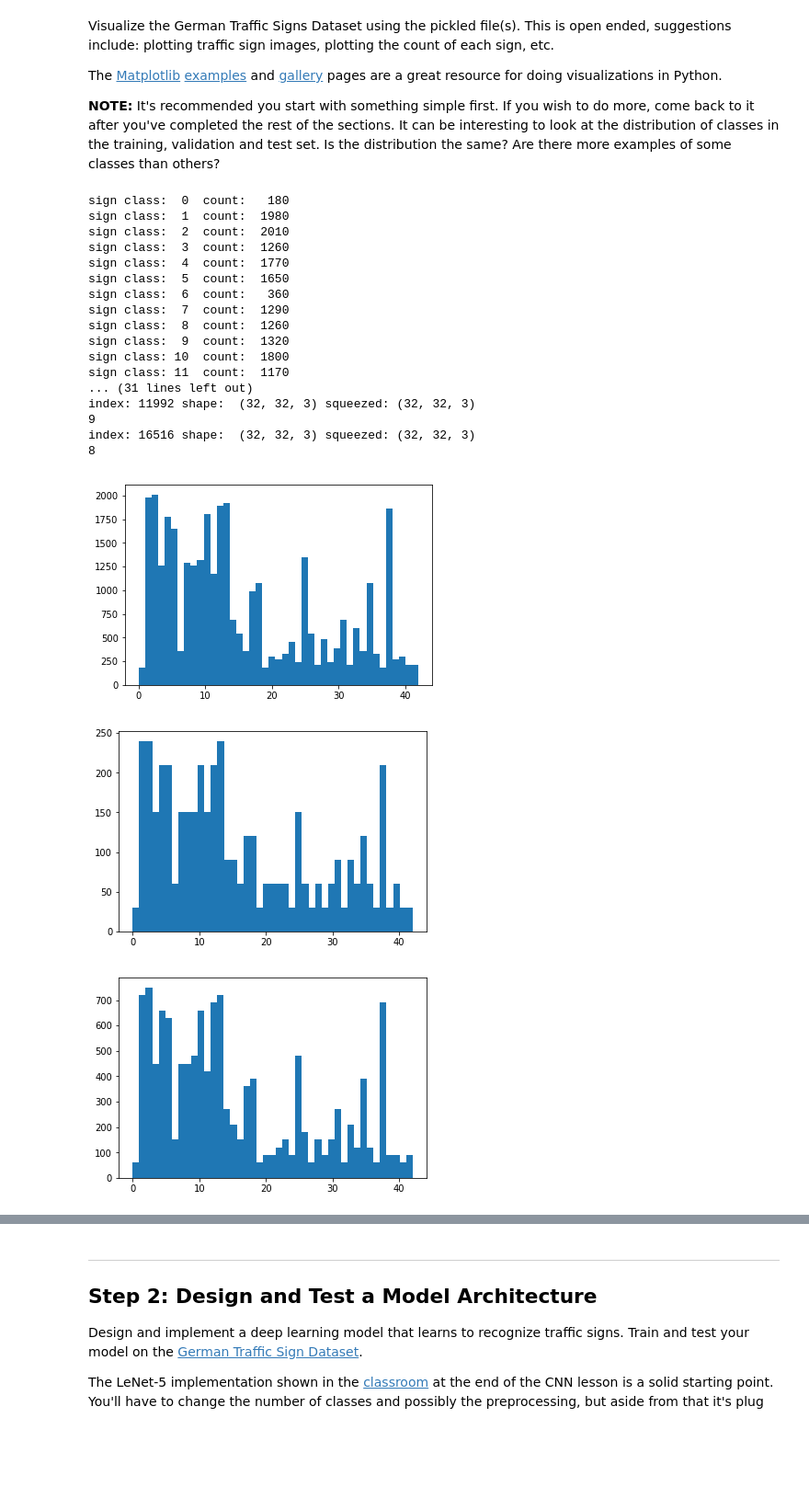
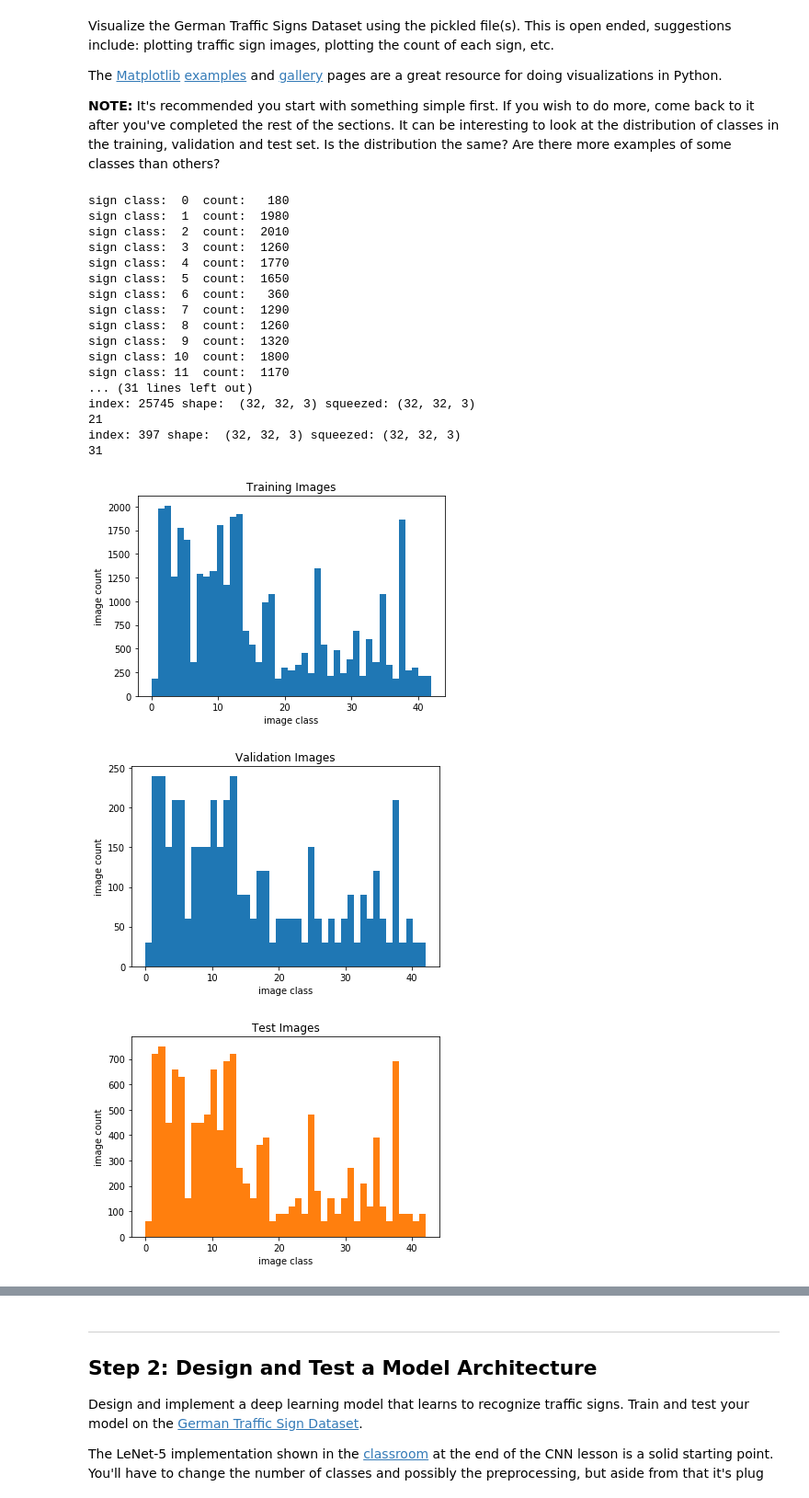
Before and after one commit to svec/CarND-Traffic-Sign-Classifier-Project, a Jupyter notebook: Traffic_Sign_Classifier.ipynb, the cells around one changed output, grey strips where cells are left out. Shown at 92% size. Drawn from its saved outputs; the diff is of its cells as text; code cells hidden in the pictures; blank space fills up the shorter version.

```diff
--- a/Traffic_Sign_Classifier.ipynb
+++ b/Traffic_Sign_Classifier.ipynb
@@ -105,45 +105,51 @@ import random
 # Visualizations will be shown in the notebook.
 %matplotlib inline
 
-plt.figure()
-plt.hist(y_train,n_classes)
-plt.figure()
-plt.hist(y_valid,n_classes)
-plt.figure()
+def plot_class_hist(data, title):
+    plt.figure()
+    plt.hist(data, n_classes)
+    plt.xlabel("image class")
+    plt.ylabel("image count")
+    plt.title(title)
+
+plot_class_hist(y_train, "Training Images")
+plot_class_hist(y_valid, "Validation Images")
+plot_class_hist(y_test, "Test Images")
+
 plt.hist(y_test,n_classes)
 
 from collections import Counter
 counts = Counter(y_train)
 for sign_class_number in range(n_classes):
     print("sign class: {:2d}  count: {:5d}".format(sign_class_number, counts[sign_class_number]))
 
 for x in range(2):
     index = random.randint(0, len(X_train_rgb))
     image = X_train_rgb[index]
 
     print("index:", index, "shape: ", X_train_rgb[index].shape, "squeezed:", X_train_rgb[index].squeeze().shape)
 
     plt.figure(figsize=(1,1))
     plt.imshow(image)
     print(y_train[index])
 # %% [output]
 sign class:  0  count:   180
 sign class:  1  count:  1980
 sign class:  2  count:  2010
 sign class:  3  count:  1260
 sign class:  4  count:  1770
 sign class:  5  count:  1650
 sign class:  6  count:   360
 sign class:  7  count:  1290
 sign class:  8  count:  1260
 sign class:  9  count:  1320
 sign class: 10  count:  1800
 sign class: 11  count:  1170
 ... (31 lines left out)
-index: 11992 shape:  (32, 32, 3) squeezed: (32, 32, 3)
-9
-index: 16516 shape:  (32, 32, 3) squeezed: (32, 32, 3)
-8
+index: 25745 shape:  (32, 32, 3) squeezed: (32, 32, 3)
+21
+index: 397 shape:  (32, 32, 3) squeezed: (32, 32, 3)
+31
-[figure, old version]
+[figure, new version]
-[figure, old version]
+[figure, new version]
-[figure, old version]
+[figure, new version]
```
Also changed, not shown: parts of 7 cells of this notebook, 8 other files.
